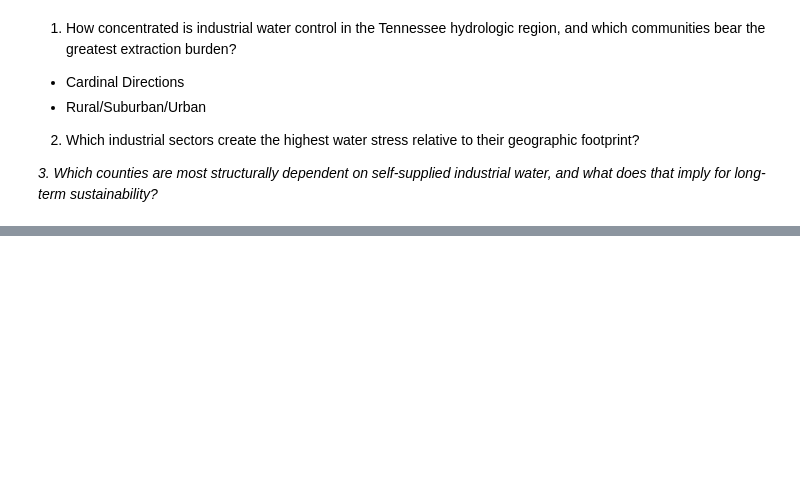
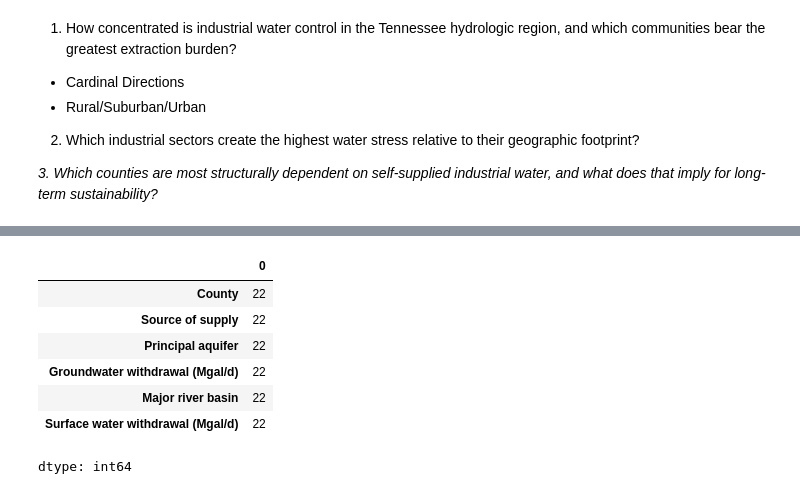
Before and after one commit to miab199/gwc-water, a Jupyter notebook: mia_water_trends.ipynb, the cells around one changed output, grey strips where cells are left out. Drawn from its saved outputs; the diff is of its cells as text; code cells hidden in the pictures; blank space fills up the shorter version.

```diff
--- a/mia_water_trends.ipynb
+++ b/mia_water_trends.ipynb
@@ -37,0 +73,11 @@ columns:  6
+# %%
+df.apply(lambda x: sum(x.isna()), axis = 0)
+# %% [output]
+|  | 0 |
+| County | 22 |
+| Source of supply | 22 |
+| Principal aquifer | 22 |
+| Groundwater withdrawal (Mgal/d) | 22 |
+| Major river basin | 22 |
+| Surface water withdrawal (Mgal/d) | 22 |
+dtype: int64
```
Also changed, not shown: parts of 4 cells of this notebook.
